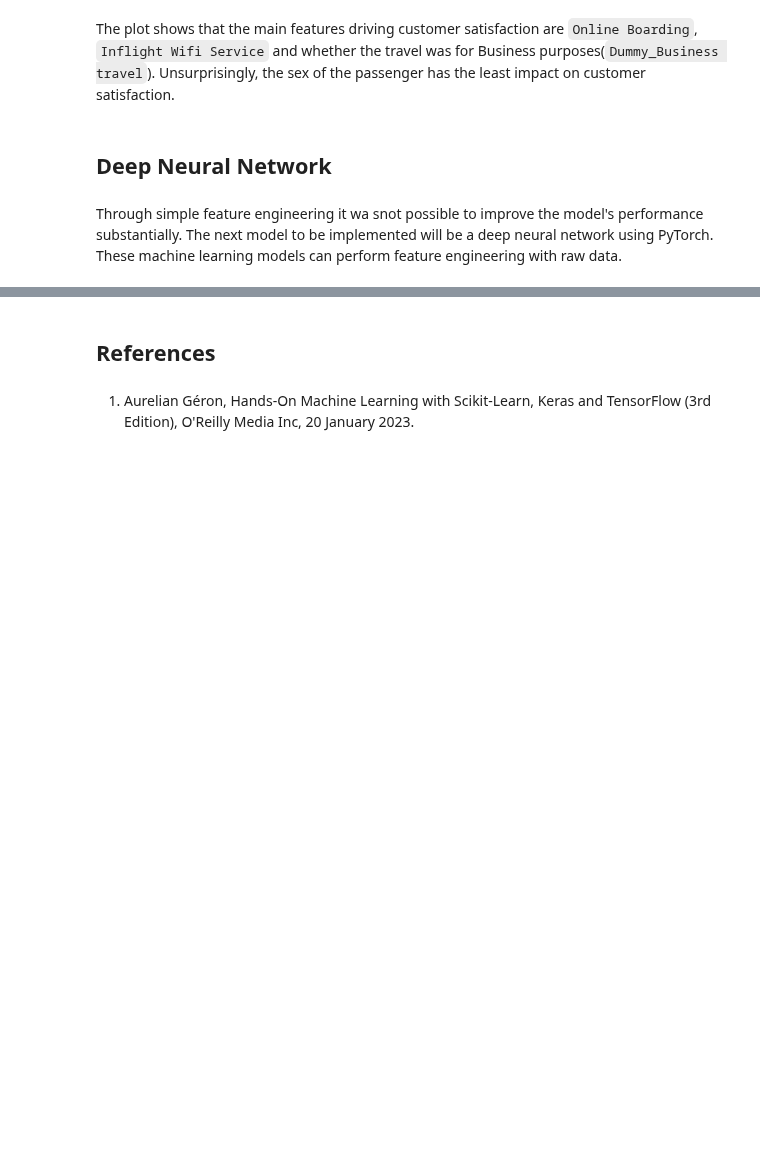
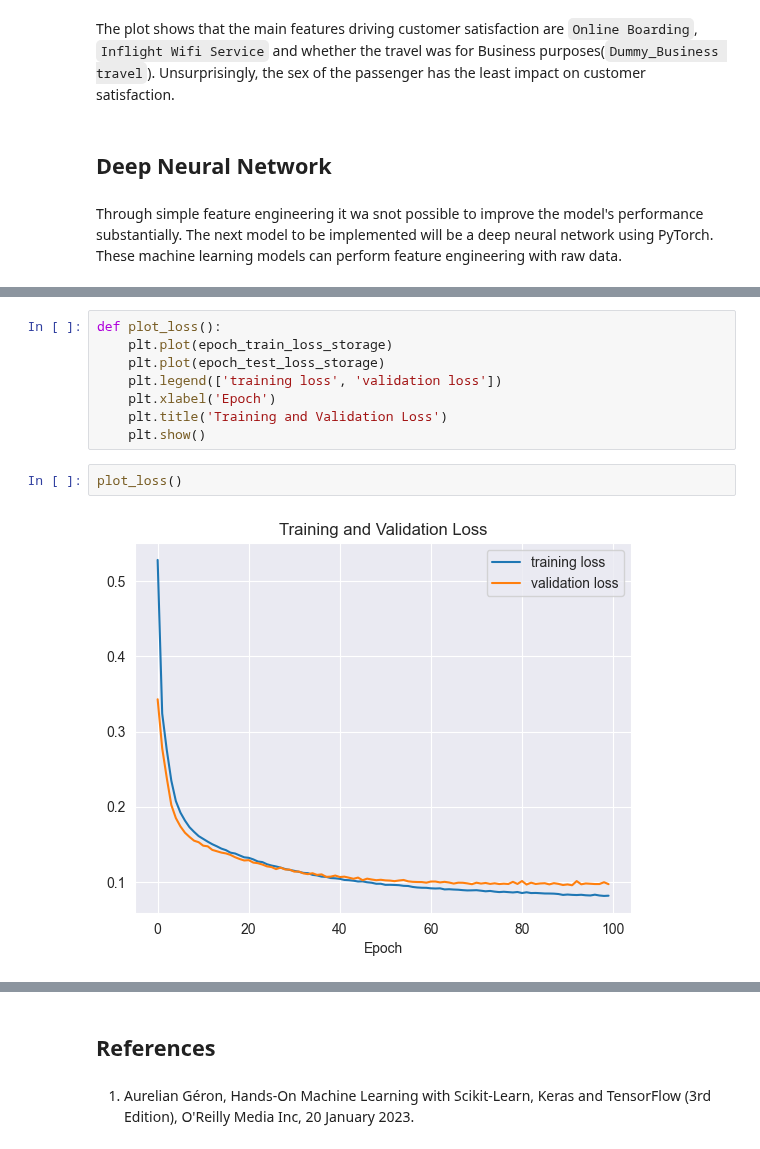
Before and after one commit to alexandra-pritoula/airline_passenger_satisfaction, a Jupyter notebook: Notebooks/model_training_and_evaluation.ipynb, the cells around one changed output, grey strips where cells are left out. Cells and saved outputs as stored; diff of their text form; blank space fills up the shorter version.

```diff
--- a/Notebooks/model_training_and_evaluation.ipynb
+++ b/Notebooks/model_training_and_evaluation.ipynb
@@ -734,0 +932,12 @@ non_applicable_imputed
+# %%
+def plot_loss():
+    plt.plot(epoch_train_loss_storage)
+    plt.plot(epoch_test_loss_storage)
+    plt.legend(['training loss', 'validation loss'])
+    plt.xlabel('Epoch')
+    plt.title('Training and Validation Loss')
+    plt.show()
+# %%
+plot_loss()
+# %% [output]
+[figure, added]
```
Also changed, not shown: parts of 30 cells of this notebook.
